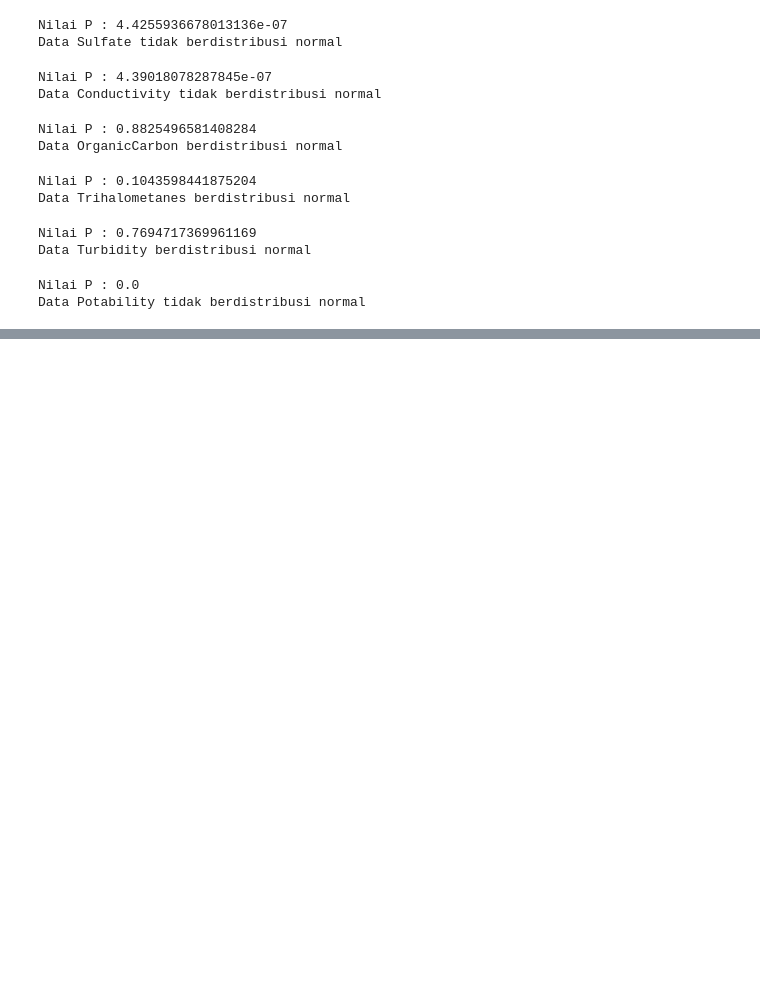
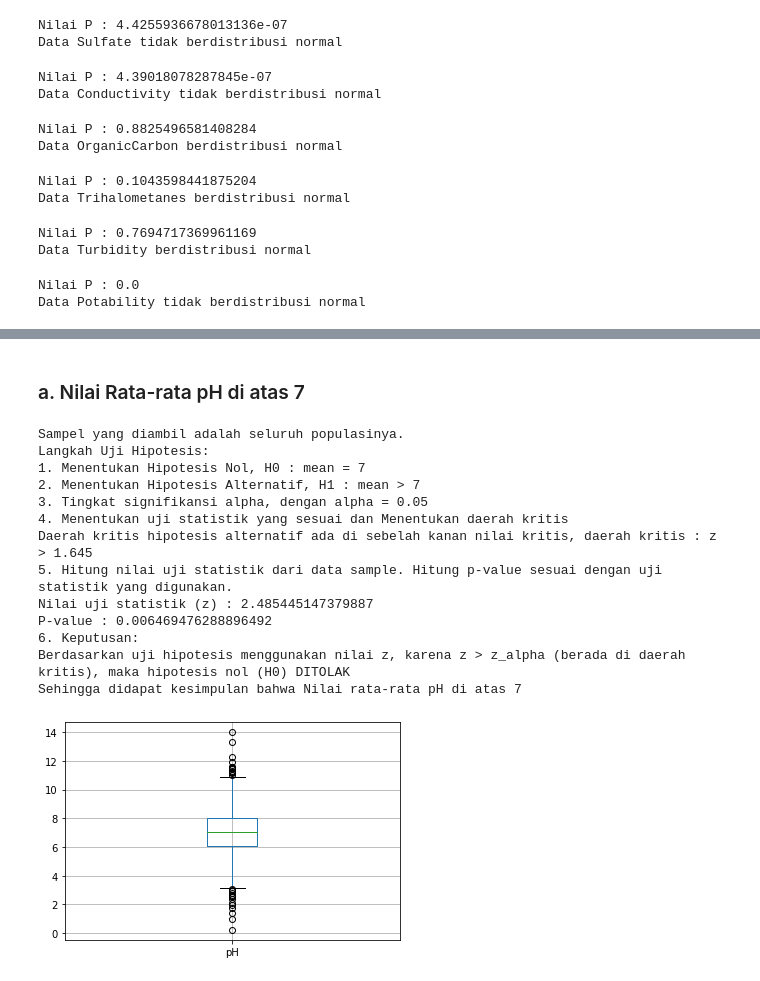
Before and after one commit to Hambinn/Tubes-Probstat, a Jupyter notebook: gabungan.ipynb, the cells around one changed output, grey strips where cells are left out. Saved outputs shown, nothing was run; the diff lists cells and outputs as text; code cells hidden in the pictures; blank space fills up the shorter version.

```diff
--- a/gabungan.ipynb
+++ b/gabungan.ipynb
@@ -462,0 +458,67 @@ Data Potability tidak berdistribusi normal
+# %%
+import os
+import pandas as pd
+import matplotlib.pyplot as plt
+import scipy.stats as s
+import math
+
+def z_score(x, mean, std, n):
+    return (x-mean)*math.sqrt(n)/std
+def p_to_z(p):
+    return s.norm.ppf(p)
+def z_to_p(z):
+    return s.norm.cdf(z)
+
+# membuka file csv
+path = '.\water_potability.csv'
+# menamakan kolom
+df = pd.read_csv(path, names=["id", "pH", "Hardness", "Solids", "Chloromines", "Sulfate", "Conductivity", "OrganicCarbon", "Trihalomethanes", "Turbidity", "Potability"])
+# %% [markdown]
+### a. Nilai Rata-rata pH di atas 7
+# %%
+print("Sampel yang diambil adalah seluruh populasinya.")
+print("Langkah Uji Hipotesis:")
+print("1. Menentukan Hipotesis Nol, H0 : mean = 7")
+print("2. Menentukan Hipotesis Alternatif, H1 : mean > 7")
+print("3. Tingkat signifikansi alpha, dengan alpha = 0.05")
+alpha = 0.05
+print("4. Menentukan uji statistik yang sesuai dan Menentukan daerah kritis")
+#one tails
+print("Daerah kritis hipotesis alternatif ada di sebelah kanan nilai kritis, daerah kritis : z > 1.645")
+print("5. Hitung nilai uji statistik dari data sample. Hitung p-value sesuai dengan uji statistik yang digunakan.")
+mean = 7
+rataan = df['pH'].mean()
+std = df['pH'].std()
+n = df['pH'].count() #ambil sample sepopulasi
+z = z_score(rataan, mean, std, n)
+p = 1 - z_to_p(z)
+z_alpha = p_to_z(1-alpha)
+print("Nilai uji statistik (z) : " +str(z))
+print("P-value : " + str(p))
+# 6. Ambil keputusan tolak atau terima, berdasarkan uji statistik
+print("6. Keputusan: ")
+print("Berdasarkan uji hipotesis menggunakan nilai z,", end=' ')
+if (z > z_alpha):
+  print("karena z > z_alpha (berada di daerah kritis), maka hipotesis nol (H0) DITOLAK")
+  print("Sehingga didapat kesimpulan bahwa Nilai rata-rata pH di atas 7")
+else:
+  print("karena z <= z_alpha (tidak berada di daerah kritis), maka hipotesis nol (H0) TIDAK DITOLAK")
+  print("Sehingga didapat kesimpulan bahwa Nilai rata-rata pH tidak di atas 7")
+
+df.boxplot(column="pH")
+plt.show()
+# %% [output]
+Sampel yang diambil adalah seluruh populasinya.
+Langkah Uji Hipotesis:
+1. Menentukan Hipotesis Nol, H0 : mean = 7
+2. Menentukan Hipotesis Alternatif, H1 : mean > 7
+3. Tingkat signifikansi alpha, dengan alpha = 0.05
+4. Menentukan uji statistik yang sesuai dan Menentukan daerah kritis
+Daerah kritis hipotesis alternatif ada di sebelah kanan nilai kritis, daerah kritis : z > 1.645
+5. Hitung nilai uji statistik dari data sample. Hitung p-value sesuai dengan uji statistik yang digunakan.
+Nilai uji statistik (z) : 2.485445147379887
+P-value : 0.006469476288896492
+6. Keputusan:
+Berdasarkan uji hipotesis menggunakan nilai z, karena z > z_alpha (berada di daerah kritis), maka hipotesis nol (H0) DITOLAK
+Sehingga didapat kesimpulan bahwa Nilai rata-rata pH di atas 7
+[figure, added]
```
Also changed, not shown: parts of 80 cells of this notebook, 1 other file.
